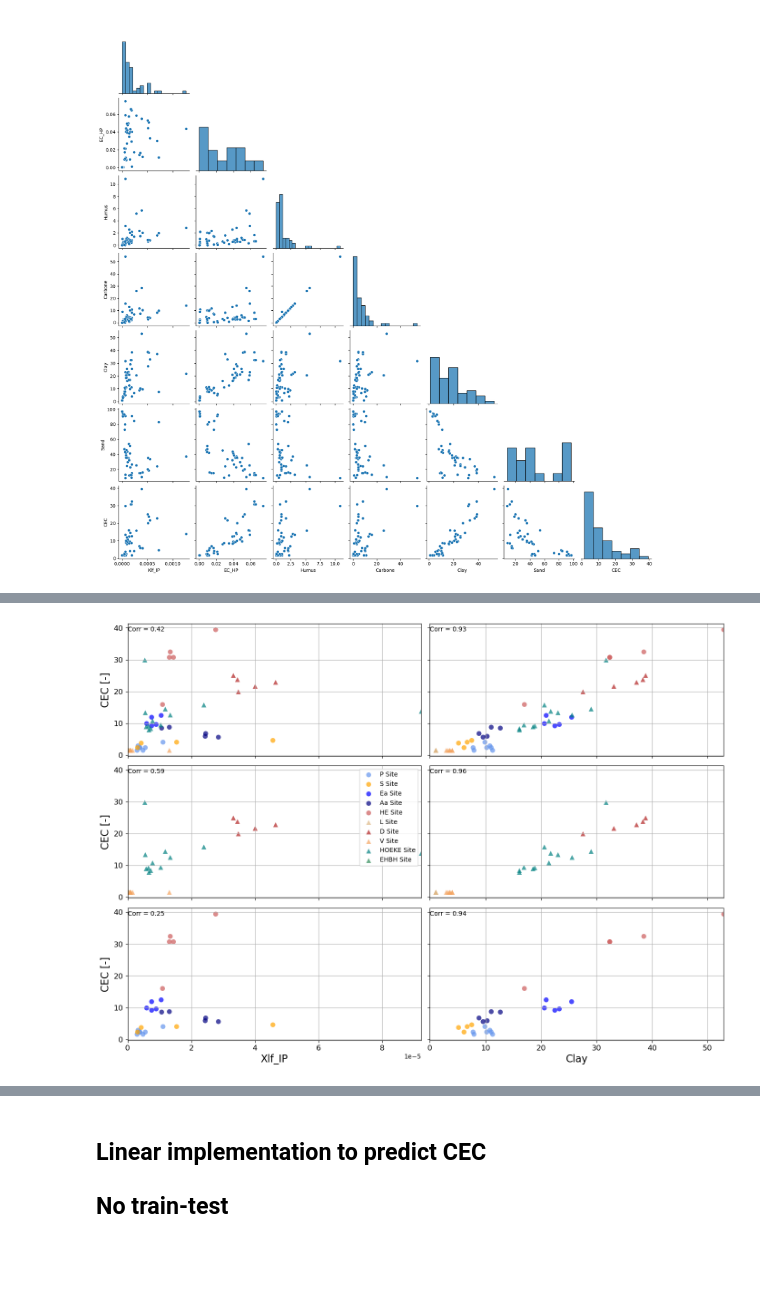
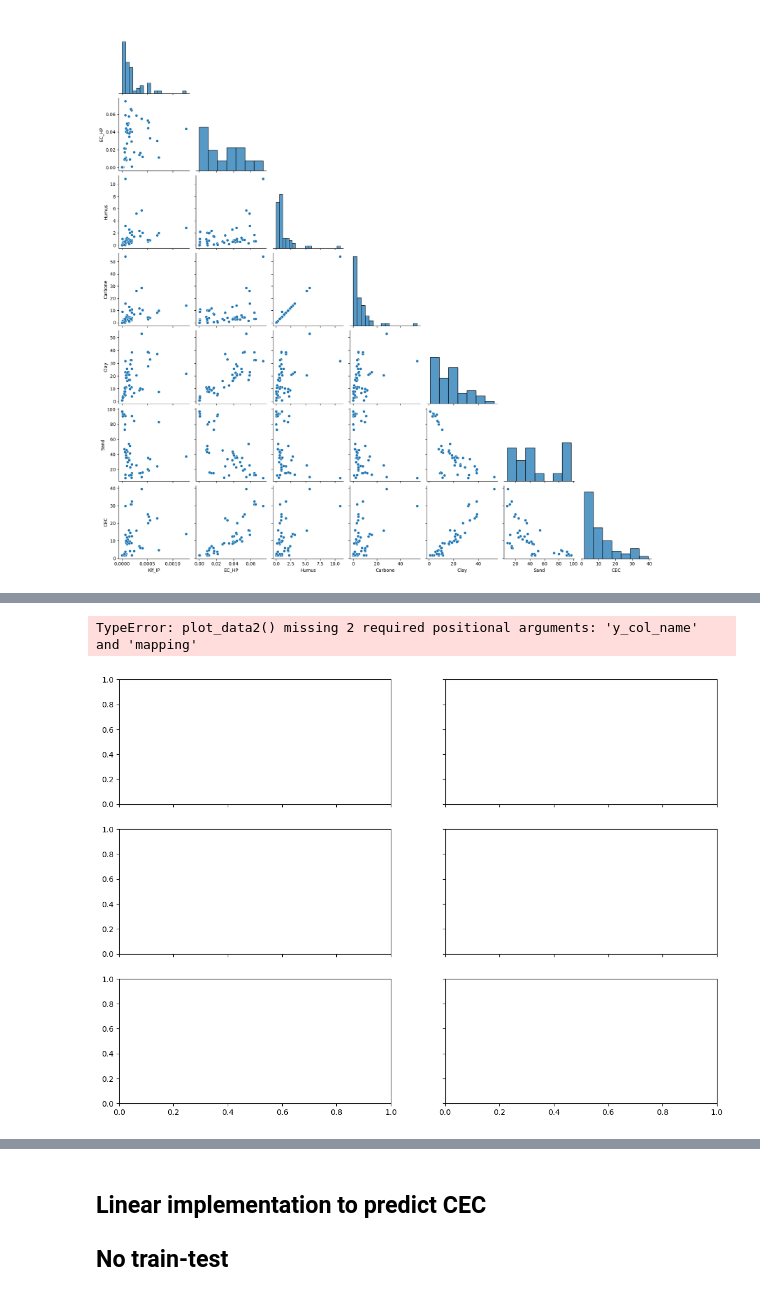
Before and after one commit to SENSE-UGent/kappa-CEC, a Jupyter notebook: cec_clay_susc.ipynb, the cells around one changed output, grey strips where cells are left out. Cells and saved outputs as stored; diff of their text form; code cells hidden in the pictures; blank space fills up the shorter version.

```diff
--- a/cec_clay_susc.ipynb
+++ b/cec_clay_susc.ipynb
@@ -33,7 +37,7 @@ ds['EC_HP'] = logsdon(50e6, ds.field_realperm, ds.field_imperm)
 #Clean datasets
 #df = ds.dropna(subset=['Xlf_IP', 'Clay'])
 df = ds.dropna(subset=['Xlf_IP', 'Clay'])
-#df_xrf = ds.dropna(subset=['Xlf_IP', 'Fe', 'Clay', 'EC_HP', 'MS_field'])
+df_xrf = ds.dropna(subset=['Xlf_IP', 'Fe', 'Clay', 'EC_HP', 'MS_field'])
 
 df.describe()
 # %% [output]
@@ -375,67 +314,7 @@ Polyfit may be poorly conditioned
 [figure]
 # %%
-def plot_data2(axis, x_col, y_col, include_label=False, aa=0.7, ss=60, lw=0, label_fontsize=10, legend_fontsize=10):
-    corr = round(np.corrcoef(x_col, y_col)[0][1], 2)
-    for start_str, (color, marker) in mapping.items():
-        mask = df['SAMPLE'].str.startswith(start_str)
-        label = f"{start_str} Site" if include_label else None
-        axis.scatter(x_col[mask], y_col[mask], alpha=aa, s=ss, linewidth=lw, c=color, marker=marker, label=label)
-    # Apply logarithmic scale to the y-axis
-    #axis.set_xscale('log')
-
-    axis.text(0, 0.98, s=f'Corr = {corr}', fontsize=label_fontsize,
-              verticalalignment='top', horizontalalignment='left',
-              transform=axis.transAxes)
-    if include_label:
-        axis.legend(fontsize=legend_fontsize)
-
-
-def create_and_save_plots2(target_var, pred1, pred2):
-    # Ensure the output folder exists, create it if it doesn't
-    output_folder = 'figures_output'
-    if not os.path.exists(output_folder):
-        os.makedirs(output_folder)
-
-    # Create subplots with shared x-axes within each column
-    fig, axes = plt.subplots(3, 2, figsize=(14, 10), sharey=True, sharex='col')
-    axes = axes.flatten()  # Flatten to easily iterate over
-
-    # Define your conditions for plotting
-    conditions = [
-        (df[pred1], df[target_var], 0, max(df[pred1])),
-        (df[pred2], df[target_var], 0, max(df[pred2])),
-        (df[pred1][df['Archaeology'] == 1], df[target_var][df['Archaeology'] == 1], 0, max(df[pred1]), True),
-        (df[pred2][df['Archaeology'] == 1], df[target_var][df['Archaeology'] == 1], 0, max(df[pred2])),
-        (df[pred1][df['Archaeology'] == 0], df[target_var][df['Archaeology'] == 0], 0, max(df[pred1])),
-        (df[pred2][df['Archaeology'] == 0], df[target_var][df['Archaeology'] == 0], 0, max(df[pred2])),
-    ]
-    # Loop through conditions and plot
-    for i, (ax, (x, y, xlim_lower, xlim_upper, *include_label)) in enumerate(zip(axes, conditions)):
-        plot_data2(ax, x, y, include_label=bool(include_label))
-        ax.set_xlim(xlim_lower, xlim_upper)  # Set x-axis limits
-        ax.grid(True)  # Enable the grid
-        ax.tick_params(axis='y', labelsize=12)
-        ax.tick_params(axis='x', labelsize=12)
-        # Set y-axis label for the first and fourth plot (left column)
-        if i == 0 or i == 2 or i == 4:
-            ax.set_ylabel(f'{target_var} [-]', fontsize=16)
-
-    # Set legend for the third subplot (index 2)
-    axes[2].legend(loc='upper right', fontsize=10)
-    axes[4].set_xlabel(pred1, fontsize=16)  # Set x-axis label
-    axes[5].set_xlabel(pred2, fontsize=16)  # Set x-axis label
-
-    plt.tight_layout(pad=1.0)  # Adjust layout
-
-    # Full file path
-    file_name = target_var + pred1 + pred2 + '.png'
-    full_file_path = os.path.join(output_folder, file_name)
-
-    # Save and show the figure
-    plt.savefig(full_file_path, dpi=300, bbox_inches='tight')
-    plt.show()
-
-create_and_save_plots2('CEC', 'Xlf_IP', 'Clay')
+create_and_save_plots2(df_xrf, 'CEC', 'Xlf_IP', 'Clay')
 # %% [output]
+TypeError: plot_data2() missing 2 required positional arguments: 'y_col_name' and 'mapping'
-[figure, old version]
+[figure, new version]
 # %%
```
Also changed, not shown: parts of 22 cells of this notebook, 16 other files.
